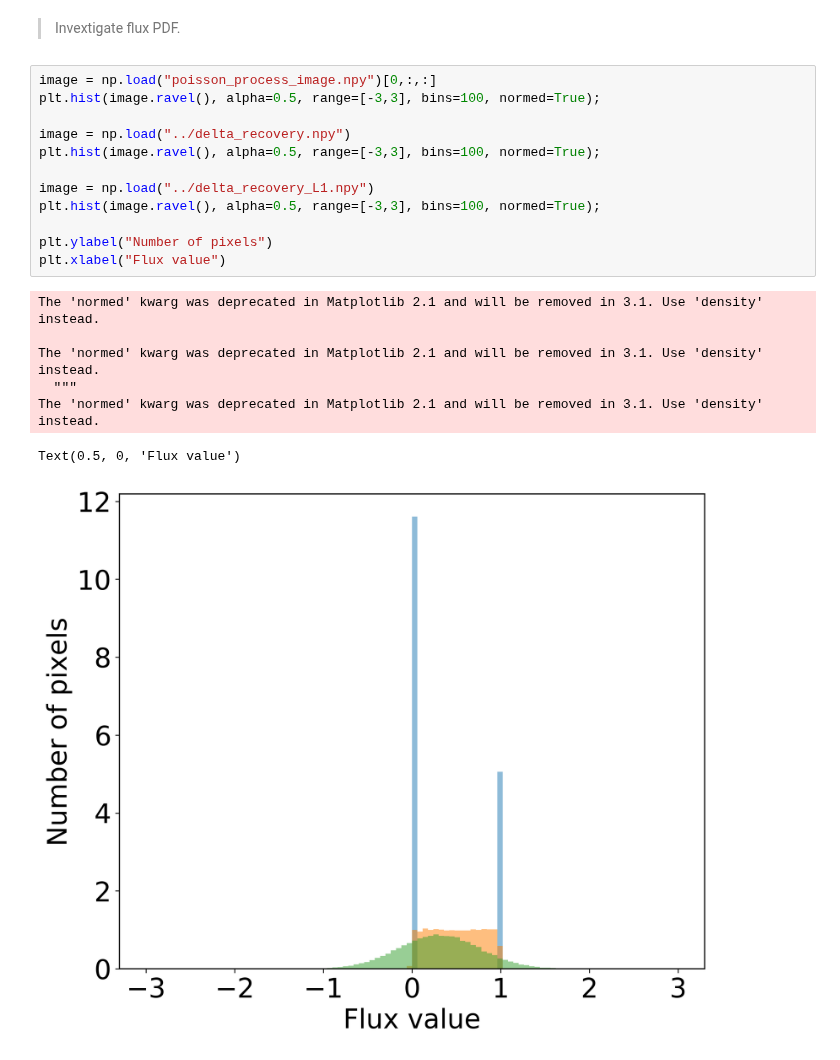
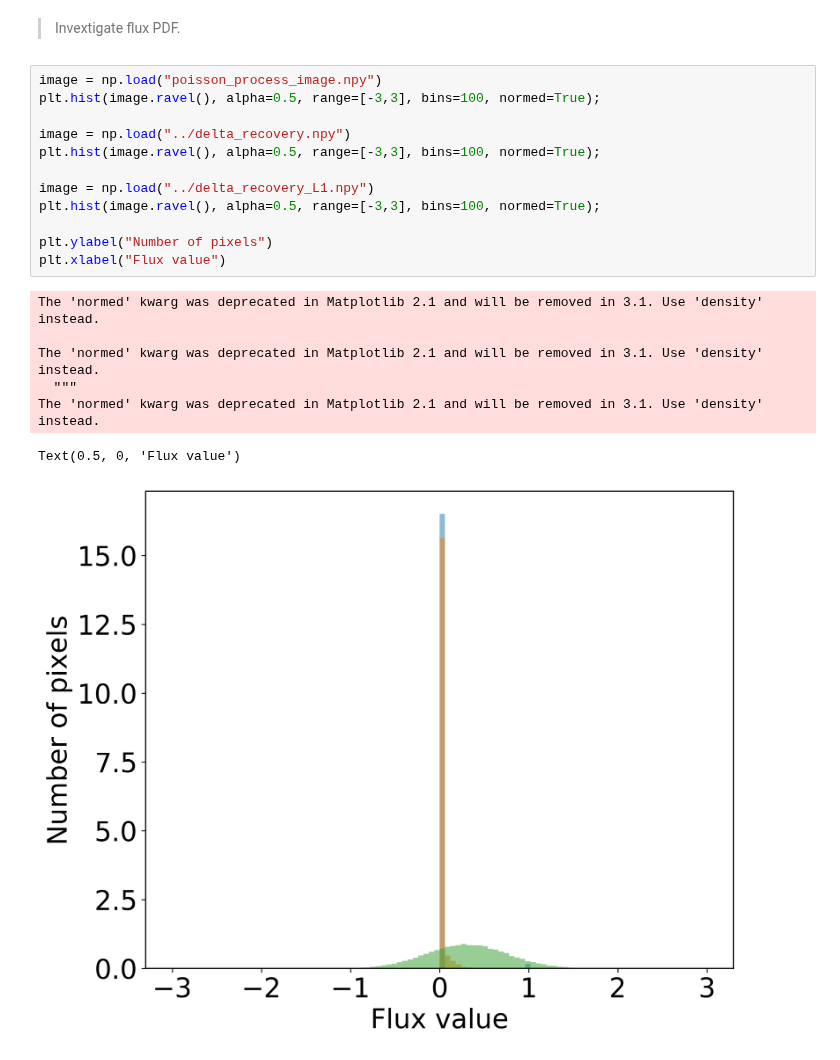
Before and after one commit to tingyuansen/Weak_Lensing, a Jupyter notebook: Image_Synthesis_Delta.ipynb, the cells around one changed output. Drawn from its saved outputs; the diff is of its cells as text.

```diff
--- a/Image_Synthesis_Delta.ipynb
+++ b/Image_Synthesis_Delta.ipynb
@@ -81,22 +81,22 @@ plt.tight_layout()
 # %% [markdown]
 > Invextigate flux PDF.
 # %%
-image = np.load("poisson_process_image.npy")[0,:,:]
+image = np.load("poisson_process_image.npy")
 plt.hist(image.ravel(), alpha=0.5, range=[-3,3], bins=100, normed=True);
 
 image = np.load("../delta_recovery.npy")
 plt.hist(image.ravel(), alpha=0.5, range=[-3,3], bins=100, normed=True);
 
 image = np.load("../delta_recovery_L1.npy")
 plt.hist(image.ravel(), alpha=0.5, range=[-3,3], bins=100, normed=True);
 
 plt.ylabel("Number of pixels")
 plt.xlabel("Flux value")
 # %% [output]
 The 'normed' kwarg was deprecated in Matplotlib 2.1 and will be removed in 3.1. Use 'density' instead.
 
 The 'normed' kwarg was deprecated in Matplotlib 2.1 and will be removed in 3.1. Use 'density' instead.
   """
 The 'normed' kwarg was deprecated in Matplotlib 2.1 and will be removed in 3.1. Use 'density' instead.
 Text(0.5, 0, 'Flux value')
-[figure, old version]
+[figure, new version]
```
Also changed, not shown: parts of 1 cell of this notebook, 2 other files.
